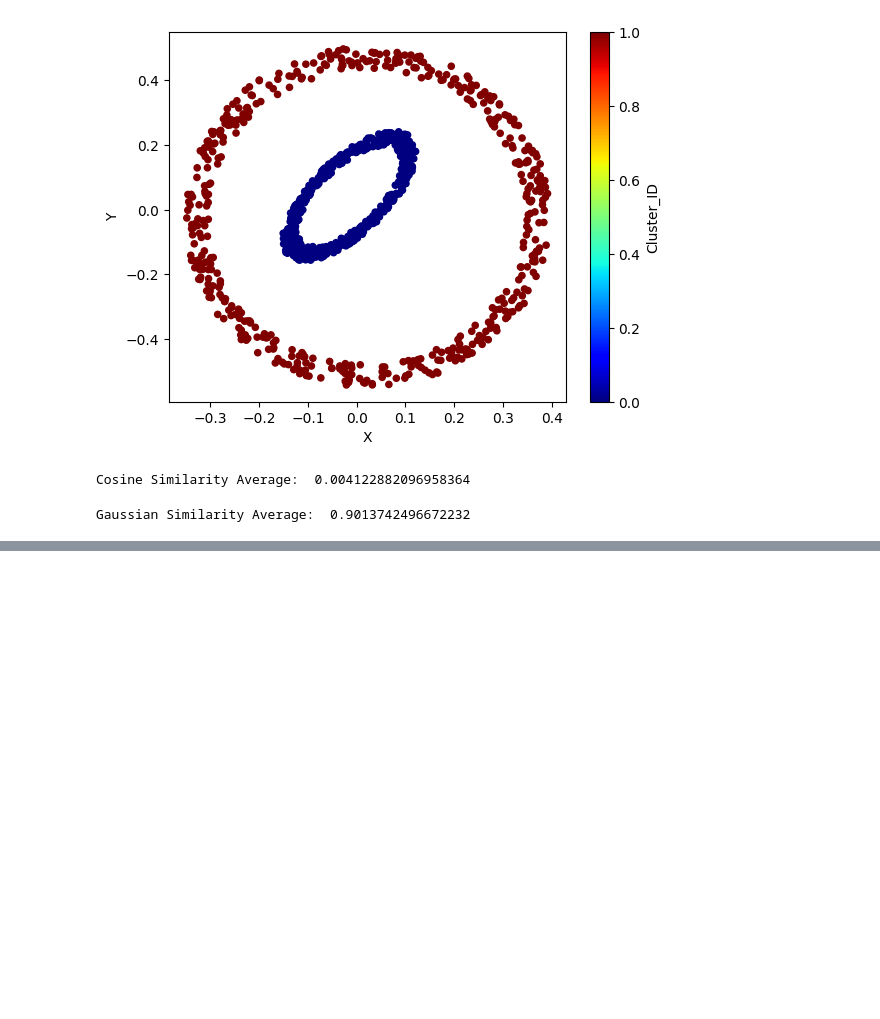
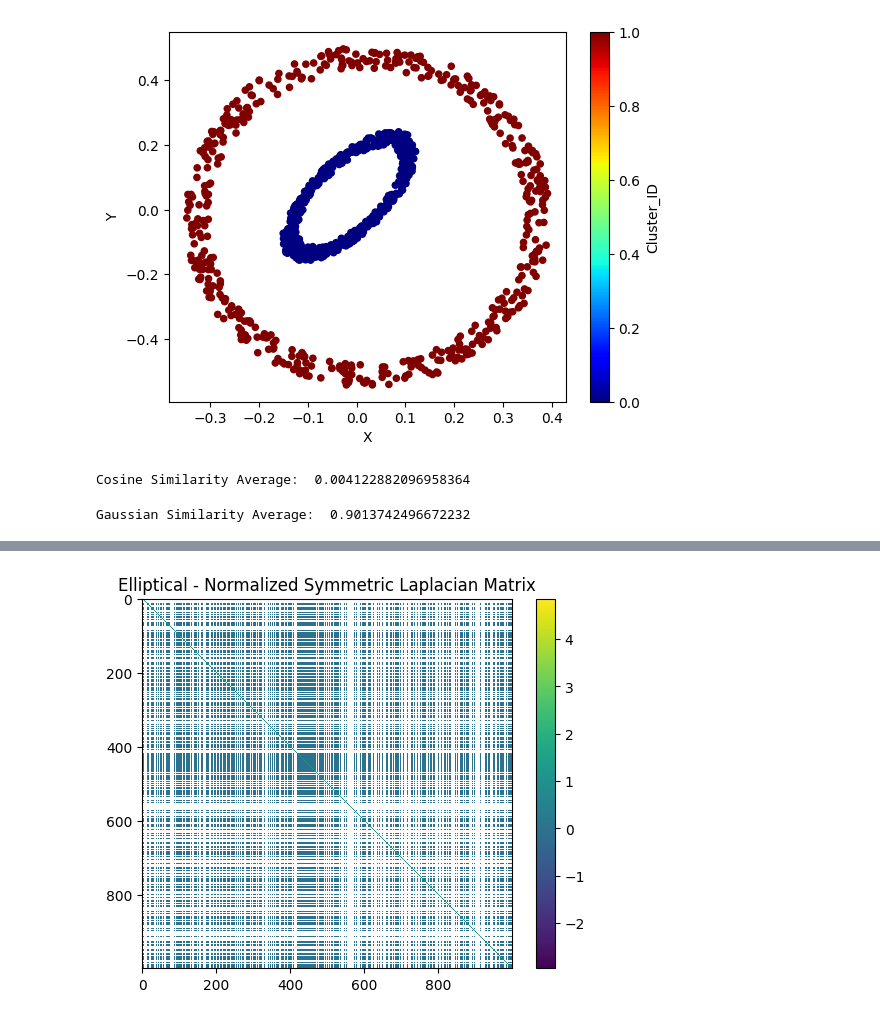
Before and after one commit to lin-shuang/clustering-analysis, a Jupyter notebook: Spectral_Elliptical.ipynb, the cells around one changed output, grey strips where cells are left out. Cells and saved outputs as stored; diff of their text form; code cells hidden in the pictures; blank space fills up the shorter version.

```diff
--- a/Spectral_Elliptical.ipynb
+++ b/Spectral_Elliptical.ipynb
@@ -117,0 +123,22 @@ Fiedler vecotr maximum:  -1.0
+# %%
+# normalized symmetric laplacian matrix
+
+from sklearn.metrics.pairwise import cosine_similarity
+from scipy.sparse.csgraph import laplacian
+
+# combine clusters into one array
+points = np.concatenate((cluster_0, cluster_1), axis=0)
+
+# compute the cosine similarity matrix
+C = cosine_similarity (points)
+
+# compute normalized symmetric Laplacian matrix
+L_norm_sym = laplacian(C, normed=True)
+
+# show results
+plt.imshow(L_norm_sym, interpolation='none', cmap = 'viridis')
+plt.colorbar()
+plt.title("Elliptical - Normalized Symmetric Laplacian Matrix")
+plt.show()
+# %% [output]
+[figure, added]
```
Also changed, not shown: parts of 1 cell of this notebook, 1 other file.
